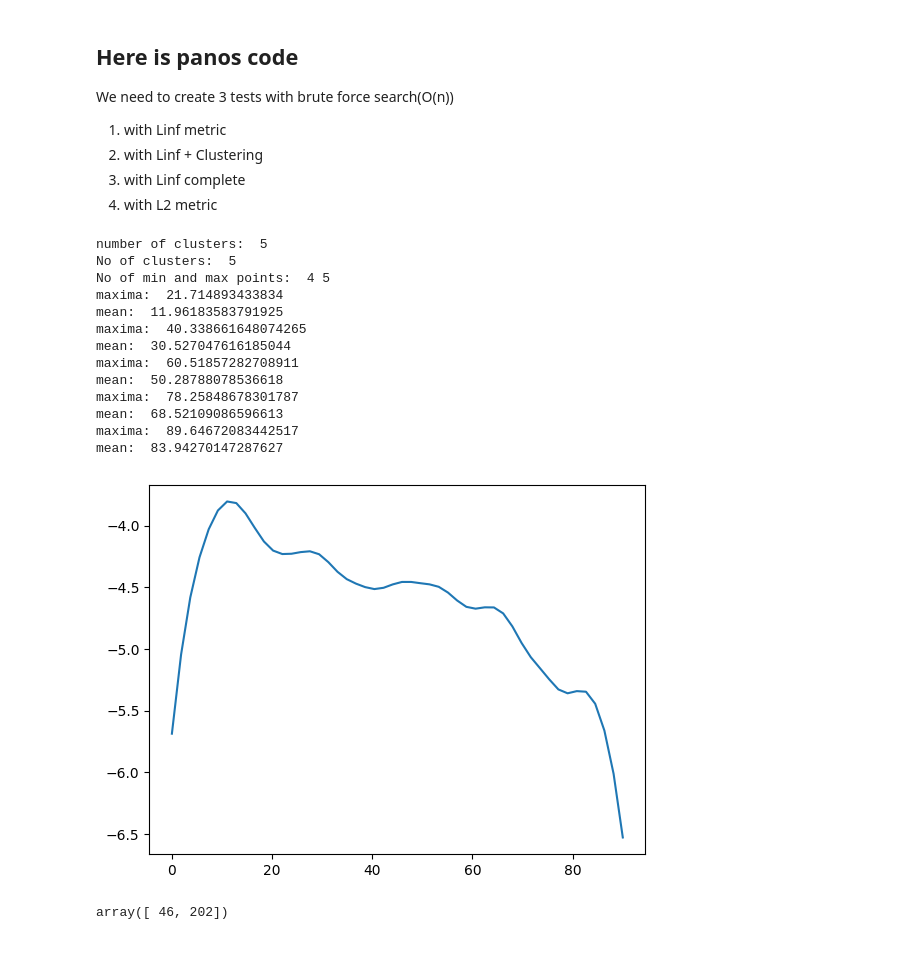
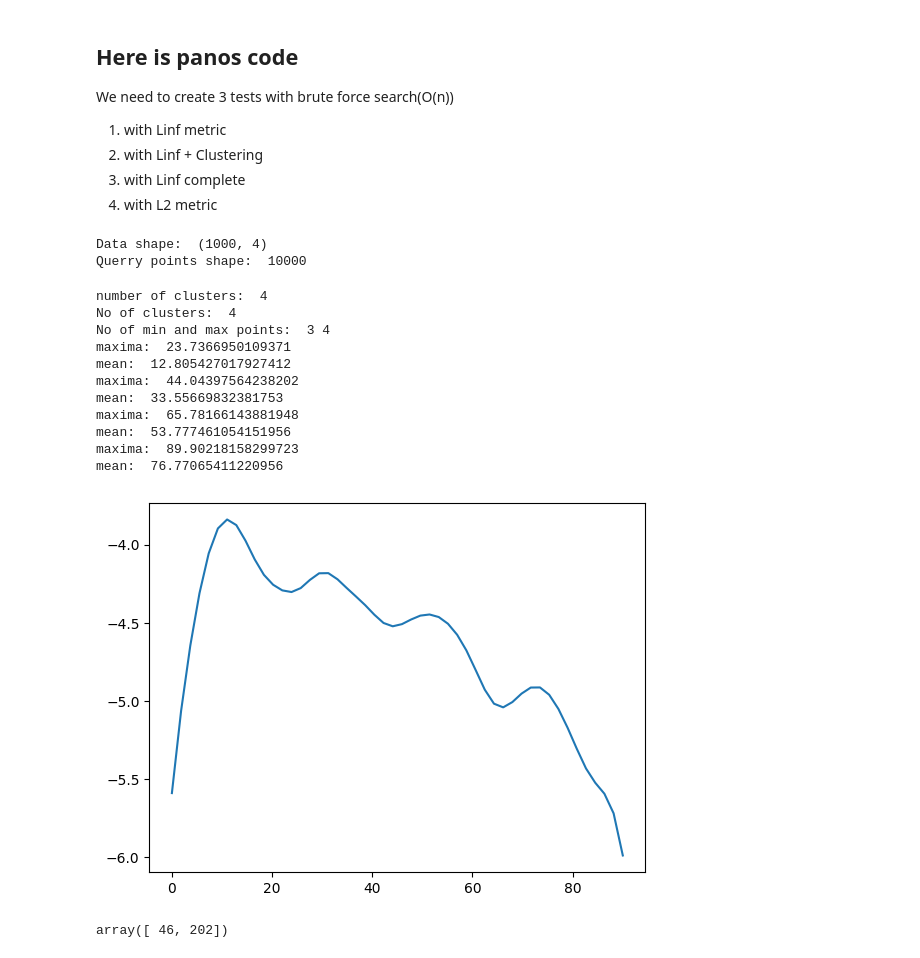
Before and after one commit to PRigas96/nMANN, a Jupyter notebook: panos.ipynb, the cells around one changed output. Drawn from its saved outputs; the diff is of its cells as text; code cells hidden in the pictures.

```diff
--- a/panos.ipynb
+++ b/panos.ipynb
@@ -16,14 +16,21 @@ from utils import geometry as geo
 from utils import data as dt
 # %%
 # load data
-data = np.load('./data_v1/1000sq/1000sq.npy')
-q_points = np.load('./data_v1/1000sq/1000qp.npy')
+data = np.load('./data_v2/1000sq/1000sqv2.npy')
+q_points = np.load('./data_v2/1000sq/1000qpv2.npy')
+# %%
+print("Data shape: ", data.shape)
+print("Querry points shape: ", q_points.__len__())
+# %% [output]
+Data shape:  (1000, 4)
+Querry points shape:  10000
 # %%
 from utils import visualization as vis
 min_ = 0
 #vis.plot_data(data, 20, [- max_ - max(size0), max_ + max(size0), -max_ - max(size0) , max_ + max(size0)])
 vis.plot_data(data,40,[0-4,300+4,0-4,300+4])
 # %%
+
 from  sklearn.neighbors._kde import KernelDensity
 from scipy.signal import argrelextrema
 def GetBandwidth(data):
@@ -39,7 +46,6 @@ def GetBandwidth(data):
 
 
     return bandwidth
-
 def rclustering(dataset, bandwidth_method = 'opt'):
     dataset = np.array(dataset)
     data = dataset[:,-1]
@@ -75,7 +81,7 @@ def rclustering(dataset, bandwidth_method = 'opt'):
             if i == mi.__len__()-1:
                 temp = []
                 for j in range(data.__len__()):
-                    if dmt.Linf(data[358],q_points[0])ata[j] > s[mi[i]]:
+                    if data[j] > s[mi[i]]:
                         temp.append(dataset[j])
                 clusters.append(np.array(temp))
             continue
@@ -112,23 +118,21 @@ def cost_function(bandwidth):
         n_error.append( error[i] / clusters[i].__len__())
     return w_error,n_error, error, clusters.__len__()
 # %%
-cluster,min_, max_ = rclustering(data, bandwidth_method = 3)
+cluster,min_, max_ = rclustering(data, bandwidth_method = 3.3)
 clusters, error = compress_data(cluster, min_, max_)
 # %% [output]
-number of clusters:  5
-No of clusters:  5
-No of min and max points:  4 5
-maxima:  21.714893433834
-mean:  11.96183583791925
-maxima:  40.338661648074265
-mean:  30.527047616185044
-maxima:  60.51857282708911
-mean:  50.28788078536618
-maxima:  78.25848678301787
-mean:  68.52109086596613
-maxima:  89.64672083442517
-mean:  83.94270147287627
+number of clusters:  4
+No of clusters:  4
+No of min and max points:  3 4
+maxima:  23.7366950109371
+mean:  12.805427017927412
+maxima:  44.04397564238202
+mean:  33.55669832381753
+maxima:  65.78166143881948
+mean:  53.777461054151956
+maxima:  89.90218158299723
+mean:  76.77065411220956
-[figure, old version]
+[figure, new version]
 # %%
 # get the first 10 points of the data
 q_points = q_points[:1]
```
Also changed, not shown: parts of 4 cells of this notebook, 1 other file.
